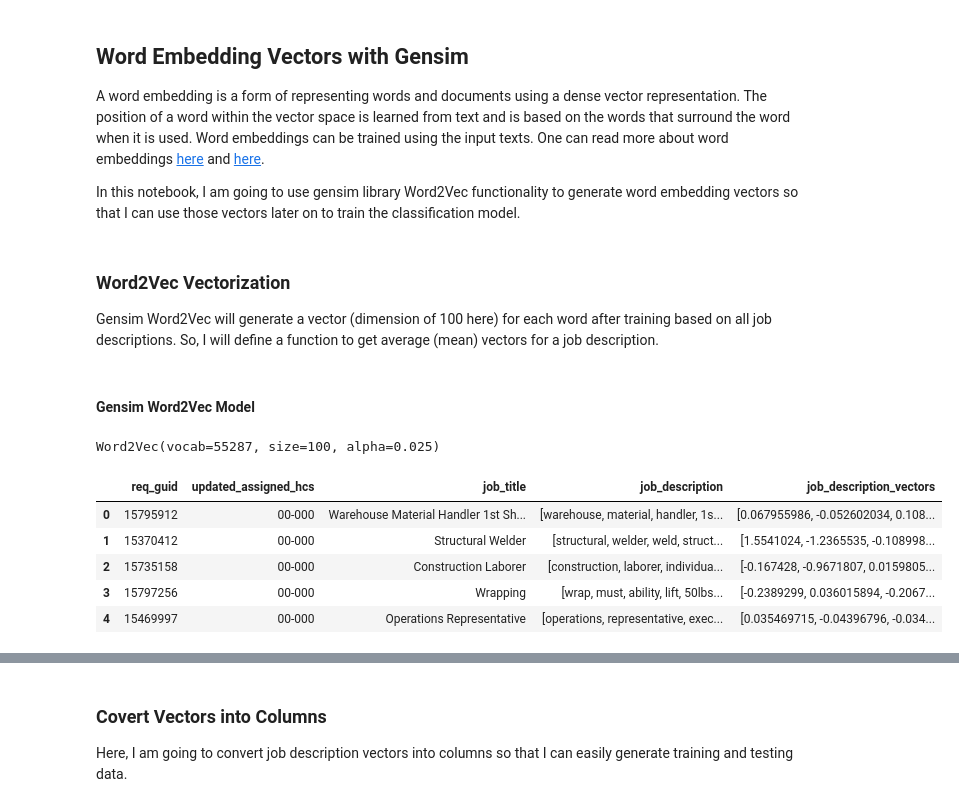
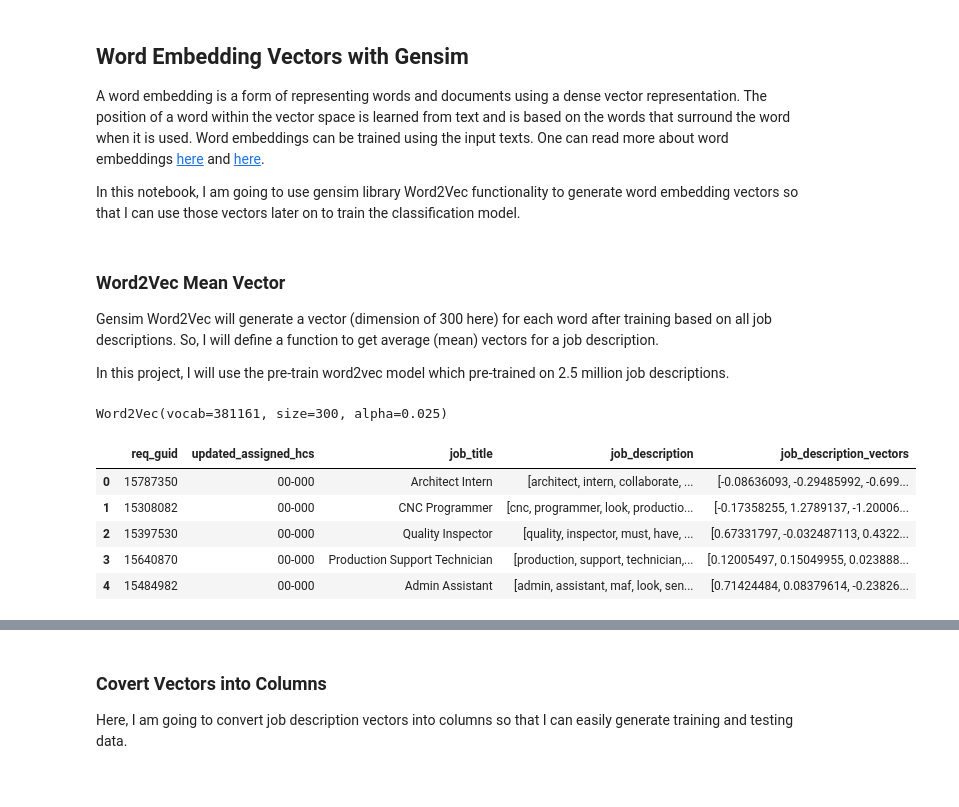
Before and after one commit to chen115y/PoC-Projects, a Jupyter notebook: NLP_Analysis_NNC/Occupation_NoSpark.ipynb, the cells around one changed output, grey strips where cells are left out. Drawn from its saved outputs; the diff is of its cells as text; code cells hidden in the pictures.

Commit message:
Changed neural network classification model

```diff
--- a/NLP_Analysis_NNC/Occupation_NoSpark.ipynb
+++ b/NLP_Analysis_NNC/Occupation_NoSpark.ipynb
@@ -104,0 +99,8 @@ df.dropna(inplace=True)
+# %%
+# remove any rows without job_description and this may change the index order
+df.dropna(inplace=True)
+# need to reset the index since the index will be used to concat the tables
+df = df.reset_index(drop=True)
+# check if index is reset
+df.head()
+df.tail()
@@ -140,11 +164,3 @@ In this step, raw text data will be transformed into feature vectors. I will imp
 ## Tokenization
 
 Tokenization is the process by dividing the quantity of text into smaller parts called tokens so that each token can be further treated for machine learning purposes. A token can be a character, a word, a sentence or a paragraph. In this notebook, I only consider words as tokens.
-# %%
-# Tokenize the job description and title
-# I can use NLTK word_tokenize function to process the job description field (by removing punctuations
-# and separating words) like below
-df['job_description'] = df.apply(lambda row: word_tokenize(row.job_description), axis=1)
-# Or I can just use python string split function to separate text since the job description has been cleaned
-df['job_description'] = df["job_description"].str.lower()
-df['job_description'] = df["job_description"].str.split(" ")
@@ -205,8 +234,8 @@ A word embedding is a form of representing words and documents using a dense vec
 
 In this notebook, I am going to use gensim library Word2Vec functionality to generate word embedding vectors so that I can use those vectors later on to train the classification model.
 # %% [markdown]
-### Word2Vec Vectorization
+### Word2Vec Mean Vector
 
-Gensim Word2Vec will generate a vector (dimension of 100 here) for each word after training based on all job descriptions. So, I will define a function to get average (mean) vectors for a job description.
+Gensim Word2Vec will generate a vector (dimension of 300 here) for each word after training based on all job descriptions. So, I will define a function to get average (mean) vectors for a job description.
+
+In this project, I will use the pre-train word2vec model which pre-trained on 2.5 million job descriptions.
-# %% [markdown]
-#### Gensim Word2Vec Model
@@ -216,36 +242,28 @@ sentences = df['job_description'].tolist()
-# %%
-# Define and train a word2vec model.
-# Here I set vector dimension size to be 100, window (word distanse) to be 5
-# and use all available CPUs for parallel processing
-model_w2v = Word2Vec(sentences, size=100, window=5, min_count=1, workers=cpu_count)
-# summarize vocabulary
-# word_vocabulary = list(model_w2v.wv.vocab)
-# print(word_vocabulary)
-# save model with binary format
-model_w2v.save('nnc_word2vec.pkl')
-# load model when needed so that this word2vec model doesn't need to be re-trained
-# model_w2v = Word2Vec.load('nnc_word2vec.pkl')
-print(model_w2v)
-# %% [output]
-Word2Vec(vocab=55287, size=100, alpha=0.025)
+# %%
+# Load the pre-trained model
+word2vec_path = '../../Word2Vec_Pretrained/nnc_word2vec.bin'
+model_w2v = Word2Vec.load(word2vec_path)
+print(model_w2v)
+# %% [output]
+Word2Vec(vocab=381161, size=300, alpha=0.025)
 # %%
 # Define a function to get average (mean) vectors for a job description based on trained word2vec model
-def get_mean_vectors(words, model):
+def get_mean_vectors(words):
     # remove out of vocabulary words
-    words = [word for word in words if word in model.wv.vocab]
+    words = [word for word in words if word in model_w2v.wv.vocab]
     if len(words) >= 1:
-        return np.mean(model[words], axis=0)
+        return np.mean(model_w2v[words], axis=0)
     else:
         return []
 # %%
-# Apply the function to generate 100 dimension vectors for each job description in the data set
-df['job_description_vectors'] = df.apply(lambda row: get_mean_vectors(row.job_description, model_w2v), axis=1)
+# Apply the function to generate 300 dimension vectors for each job description in the data set
+df['job_description_vectors'] = df.apply(lambda row: get_mean_vectors(row.job_description), axis=1)
 # Show some sample results
 df.head()
 # %% [output]
 |  | req_guid | updated_assigned_hcs | job_title | job_description | job_description_vectors |
-| 0 | 15795912 | 00-000 | Warehouse Material Handler 1st Sh... | [warehouse, material, handler, 1s... | [0.067955986, -0.052602034, 0.108... |
-| 1 | 15370412 | 00-000 | Structural Welder | [structural, welder, weld, struct... | [1.5541024, -1.2365535, -0.108998... |
-| 2 | 15735158 | 00-000 | Construction Laborer | [construction, laborer, individua... | [-0.167428, -0.9671807, 0.0159805... |
-| 3 | 15797256 | 00-000 | Wrapping | [wrap, must, ability, lift, 50lbs... | [-0.2389299, 0.036015894, -0.2067... |
-| 4 | 15469997 | 00-000 | Operations Representative | [operations, representative, exec... | [0.035469715, -0.04396796, -0.034... |
+| 0 | 15787350 | 00-000 | Architect Intern | [architect, intern, collaborate, ... | [-0.08636093, -0.29485992, -0.699... |
+| 1 | 15308082 | 00-000 | CNC Programmer | [cnc, programmer, look, productio... | [-0.17358255, 1.2789137, -1.20006... |
+| 2 | 15397530 | 00-000 | Quality Inspector | [quality, inspector, must, have, ... | [0.67331797, -0.032487113, 0.4322... |
+| 3 | 15640870 | 00-000 | Production Support Technician | [production, support, technician,... | [0.12005497, 0.15049955, 0.023888... |
+| 4 | 15484982 | 00-000 | Admin Assistant | [admin, assistant, maf, look, sen... | [0.71424484, 0.08379614, -0.23826... |
```
Also changed, not shown: parts of 39 cells of this notebook, 1 other file.
